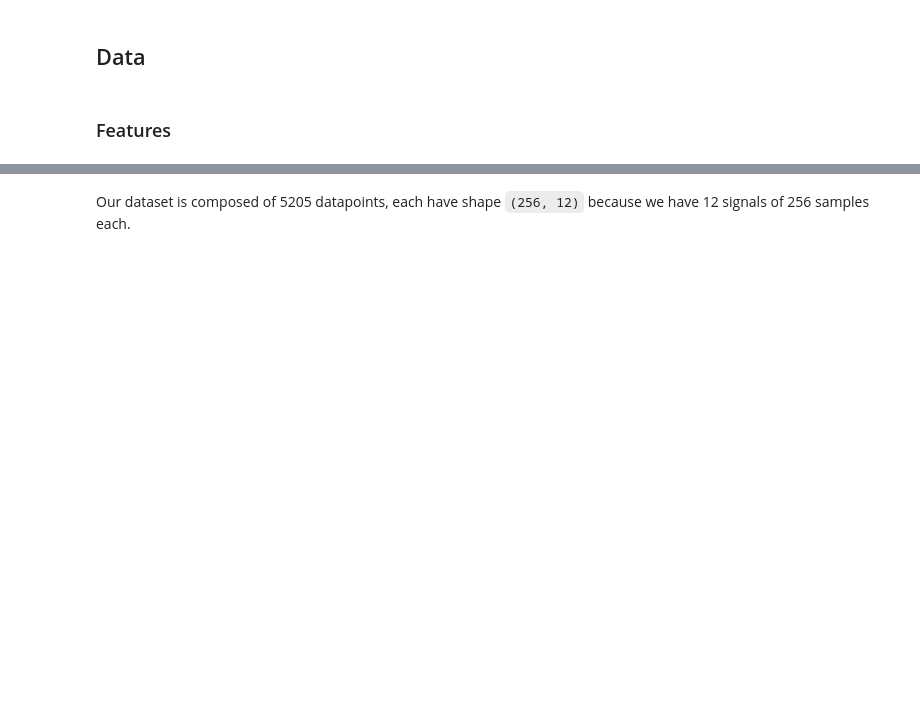
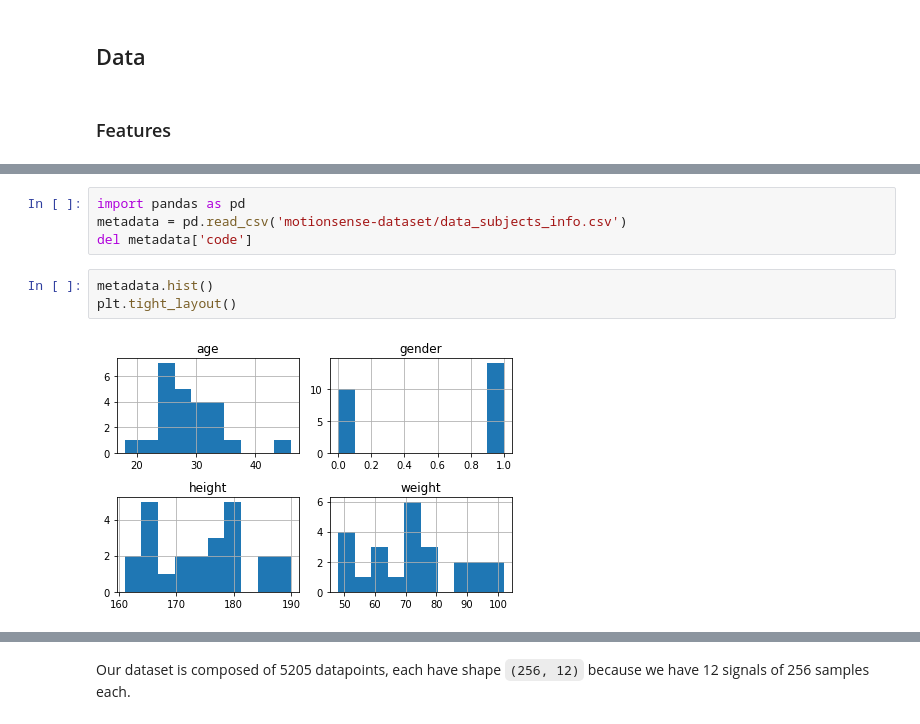
Before and after one commit to gio8tisu/HAR-timeseries-classification, a Jupyter notebook: SVM.ipynb, the cells around one changed output, grey strips where cells are left out. Drawn from its saved outputs; the diff is of its cells as text; blank space fills up the shorter version.

```diff
--- a/SVM.ipynb
+++ b/SVM.ipynb
@@ -20,3 +37,12 @@ dataset = HARDatasetCrops('motionsense-dataset/train', 256, 50, 50)
+# %%
+import pandas as pd
+metadata = pd.read_csv('motionsense-dataset/data_subjects_info.csv')
+del metadata['code']
+# %%
+metadata.hist()
+plt.tight_layout()
+# %% [output]
+[figure, added]
 # %%
 print('Dataset size:', len(dataset))
 
```
Also changed, not shown: parts of 58 cells of this notebook, 2 other files.
